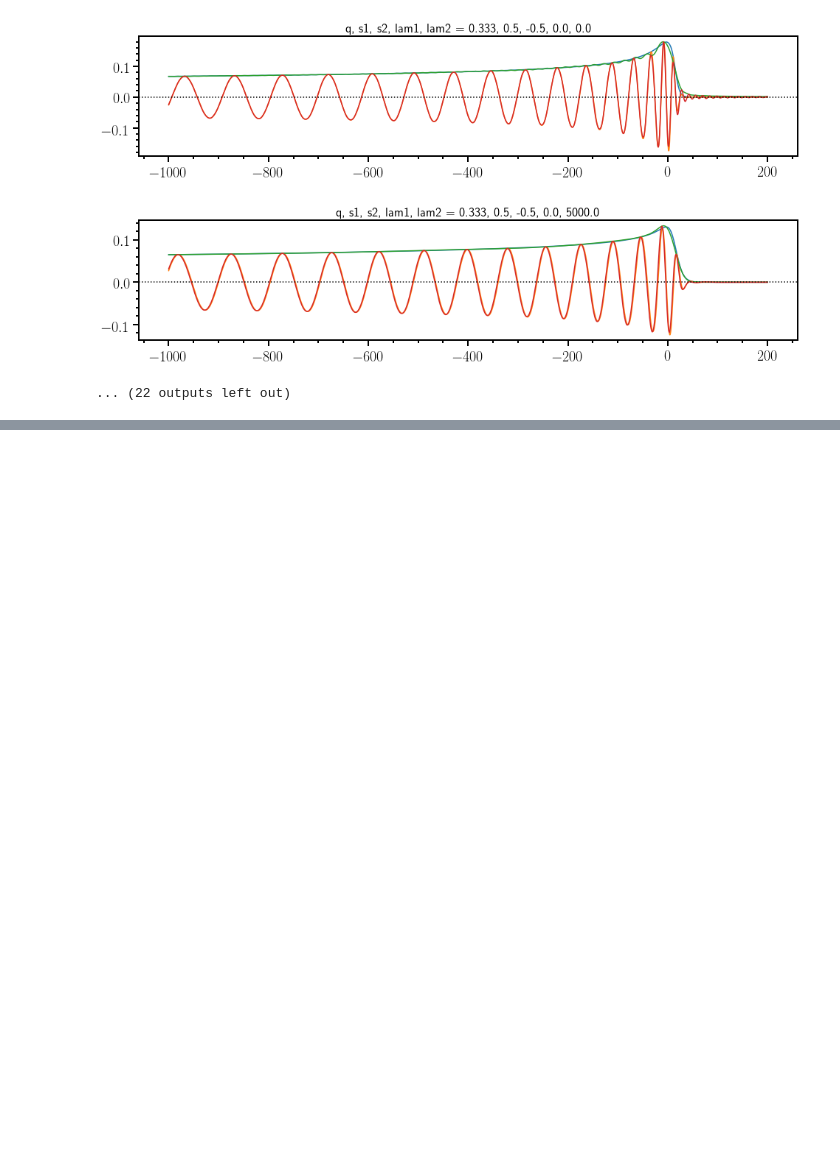
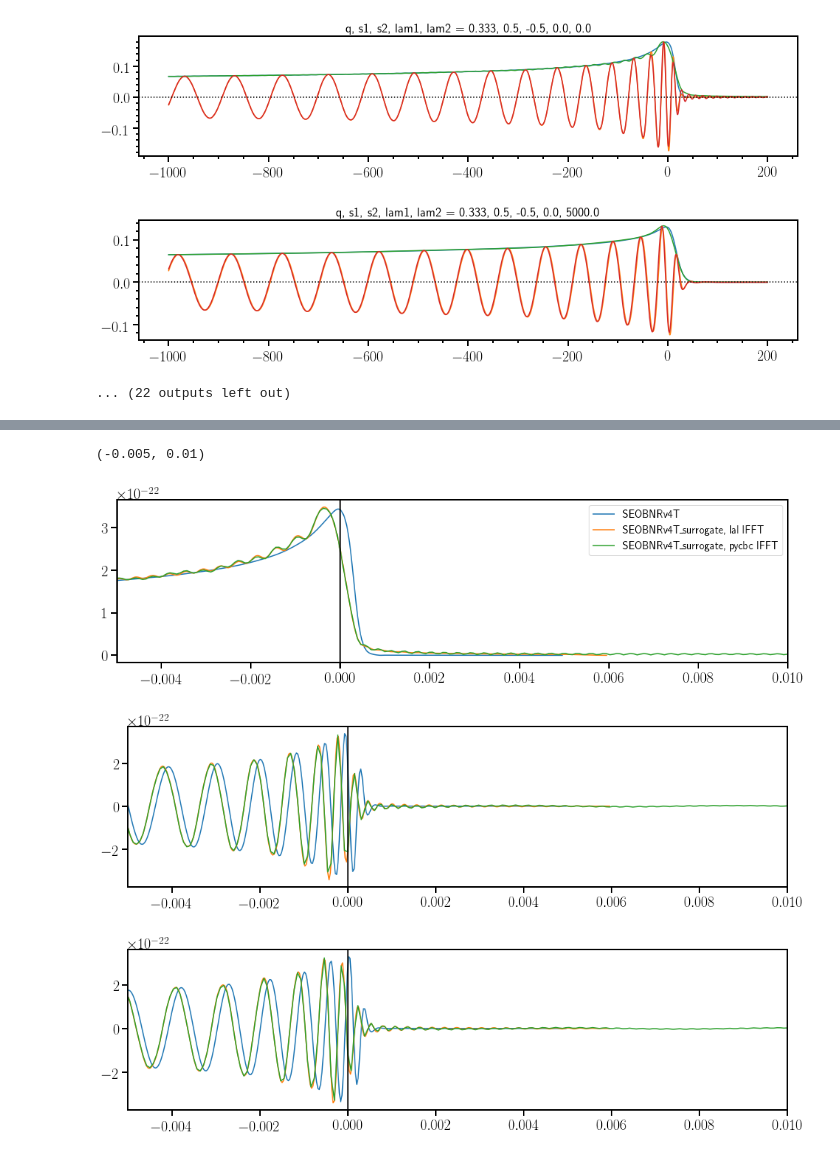
Before and after one commit to benjaminlackey/gpsurrogate, a Jupyter notebook: notebooks/EOBQM/IFFTSurrogate.ipynb, the cells around one changed output, grey strips where cells are left out. Cells and saved outputs as stored; diff of their text form; code cells hidden in the pictures; blank space fills up the shorter version.

```diff
--- a/notebooks/EOBQM/IFFTSurrogate.ipynb
+++ b/notebooks/EOBQM/IFFTSurrogate.ipynb
@@ -512,0 +666,44 @@ for i in range(32):
+# %%
+delta_f = 1.0e-1
+f_max = 2**13
+
+#approximant = 'SEOBNRv4T'
+approximant = 'SEOBNRv4T_surrogate'
+
+# Get a frequency domain waveform
+hptilde, hctilde = pycbc.waveform.get_fd_waveform(
+    approximant=approximant,
+    mass1=m1, mass2=m2, spin1z=s1z, spin2z=s2z, lambda1=lambda1, lambda2=lambda2,
+    distance=distance, inclination=inclination,
+    delta_f=delta_f, f_lower=f_min)
+
+ts_pycbc, hps_pycbc = fourier_transform_pycbc_frequencyseries(hptilde)
+ts_pycbc, hcs_pycbc = fourier_transform_pycbc_frequencyseries(hctilde)
+# %%
+tshift = 0.0
+fig, ax = plt.subplots(figsize=(16, 4))
+ax.plot(ts, np.sqrt(hps**2 + hcs**2), label='SEOBNRv4T')
+ax.plot(ts_sur-tshift, np.sqrt(hps_sur**2 + hcs_sur**2), label='SEOBNRv4T\_surrogate, lal IFFT')
+ax.plot(ts_pycbc-tshift, np.sqrt(hps_pycbc**2 + hcs_pycbc**2), label='SEOBNRv4T\_surrogate, pycbc IFFT')
+ax.set_xlim(-0.005, 0.010)
+ax.axvline(0, c='k')
+ax.legend()
+
+fig, ax = plt.subplots(figsize=(16, 4))
+ax.plot(ts, hps)
+ax.plot(ts_sur-tshift, hps_sur)
+ax.plot(ts_pycbc-tshift, hps_pycbc)
+ax.axvline(0, c='k')
+ax.set_xlim(-0.005, 0.010)
+
+fig, ax = plt.subplots(figsize=(16, 4))
+ax.plot(ts, hcs)
+ax.plot(ts_sur-tshift, hcs_sur)
+ax.plot(ts_pycbc-tshift, hcs_pycbc)
+ax.axvline(0, c='k')
+ax.set_xlim(-0.005, 0.010)
+# %% [output]
+(-0.005, 0.01)
+[figure, added]
+[figure, added]
+[figure, added]
```
Also changed, not shown: parts of 16 cells of this notebook, 2 other files.
